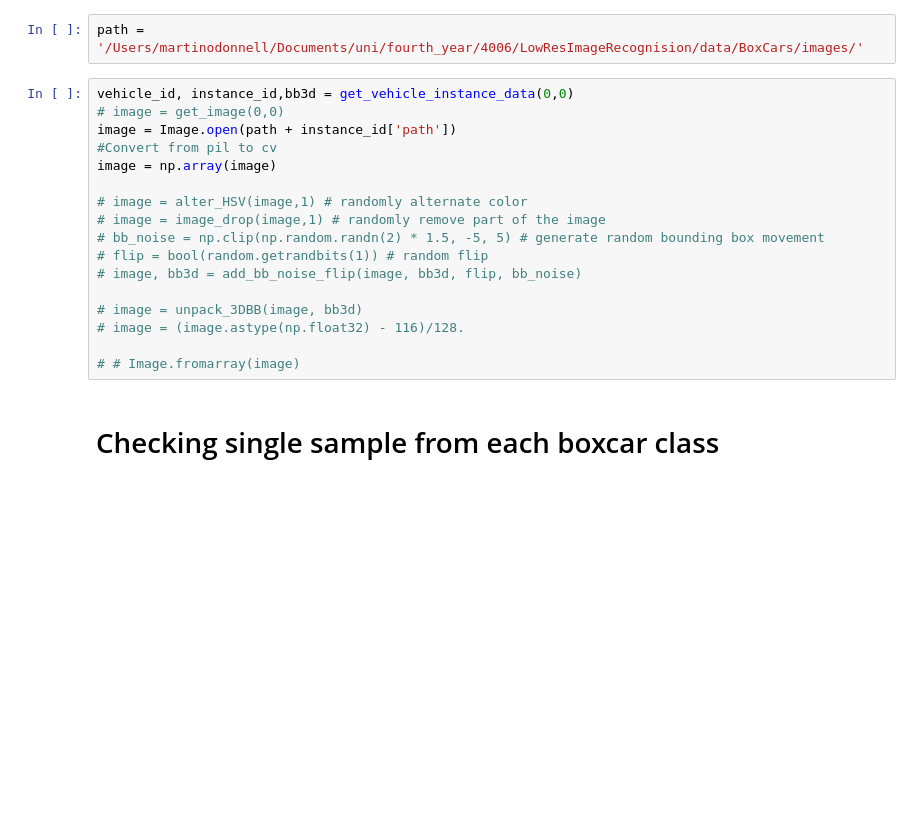
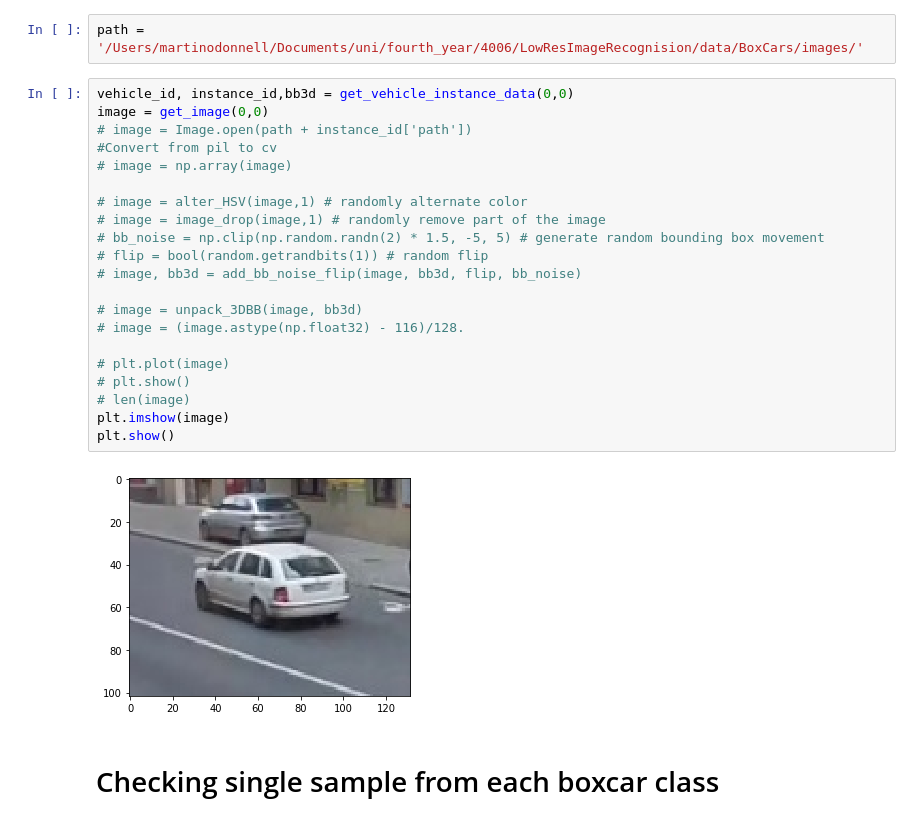
Before and after one commit to martinodonnell/LowResImageRecognision, a Jupyter notebook: jupyterFiles/BoxCarsHelperUtil.ipynb, the cells around one changed output. Drawn from its saved outputs; the diff is of its cells as text; blank space fills up the shorter version.

```diff
--- a/jupyterFiles/BoxCarsHelperUtil.ipynb
+++ b/jupyterFiles/BoxCarsHelperUtil.ipynb
@@ -262,21 +262,27 @@ def get_image(vehicle_id, instance_id):
 path = '/Users/martinodonnell/Documents/uni/fourth_year/4006/LowResImageRecognision/data/BoxCars/images/'
 # %%
 vehicle_id, instance_id,bb3d = get_vehicle_instance_data(0,0)
-# image = get_image(0,0)
-image = Image.open(path + instance_id['path'])
+image = get_image(0,0)
+# image = Image.open(path + instance_id['path'])
 #Convert from pil to cv
-image = np.array(image)
+# image = np.array(image)
 
 # image = alter_HSV(image,1) # randomly alternate color
 # image = image_drop(image,1) # randomly remove part of the image
 # bb_noise = np.clip(np.random.randn(2) * 1.5, -5, 5) # generate random bounding box movement
 # flip = bool(random.getrandbits(1)) # random flip
 # image, bb3d = add_bb_noise_flip(image, bb3d, flip, bb_noise)
 
 # image = unpack_3DBB(image, bb3d)
 # image = (image.astype(np.float32) - 116)/128.
 
-# # Image.fromarray(image)
+# plt.plot(image)
+# plt.show()
+# len(image)
+plt.imshow(image)
+plt.show()
+# %% [output]
+[figure, added]
 # %% [markdown]
 # Checking single sample from each boxcar class
 # %%
```
Also changed, not shown: parts of 4 cells of this notebook, 3 other files.
